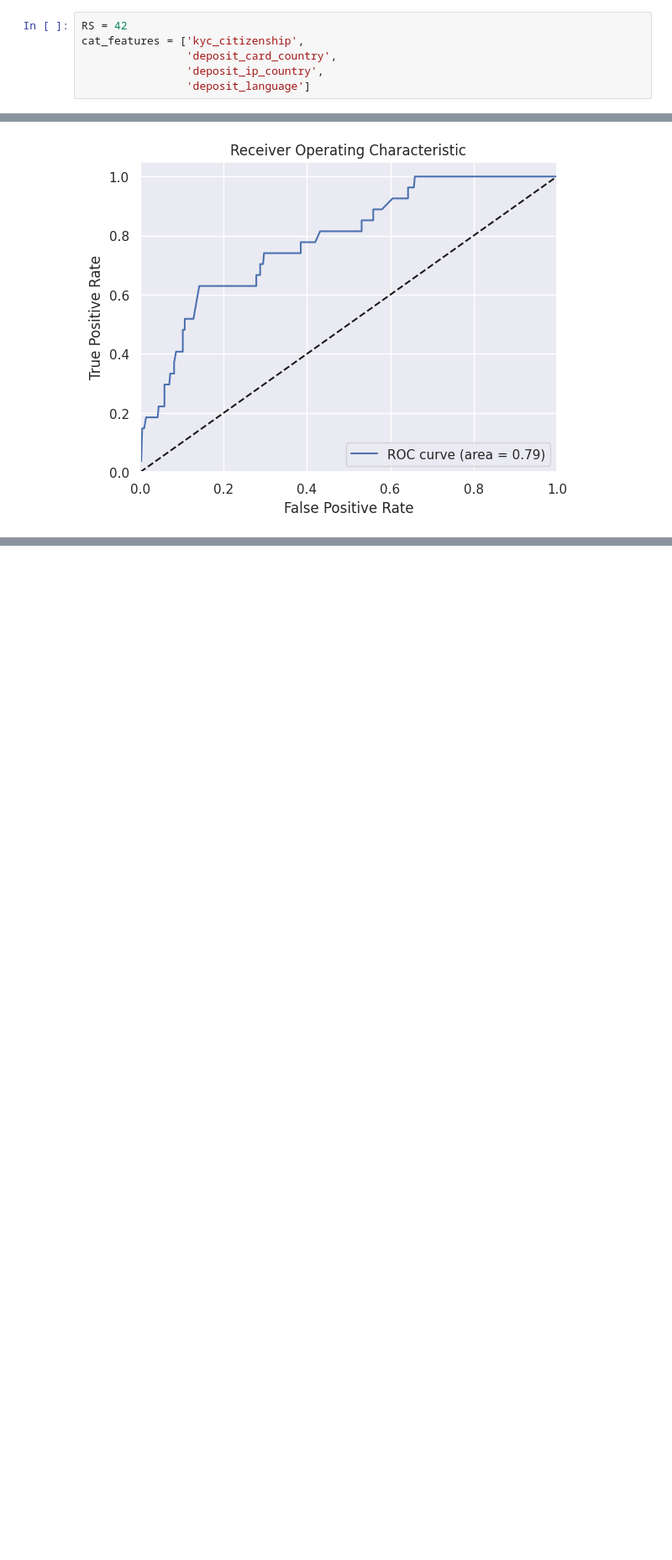
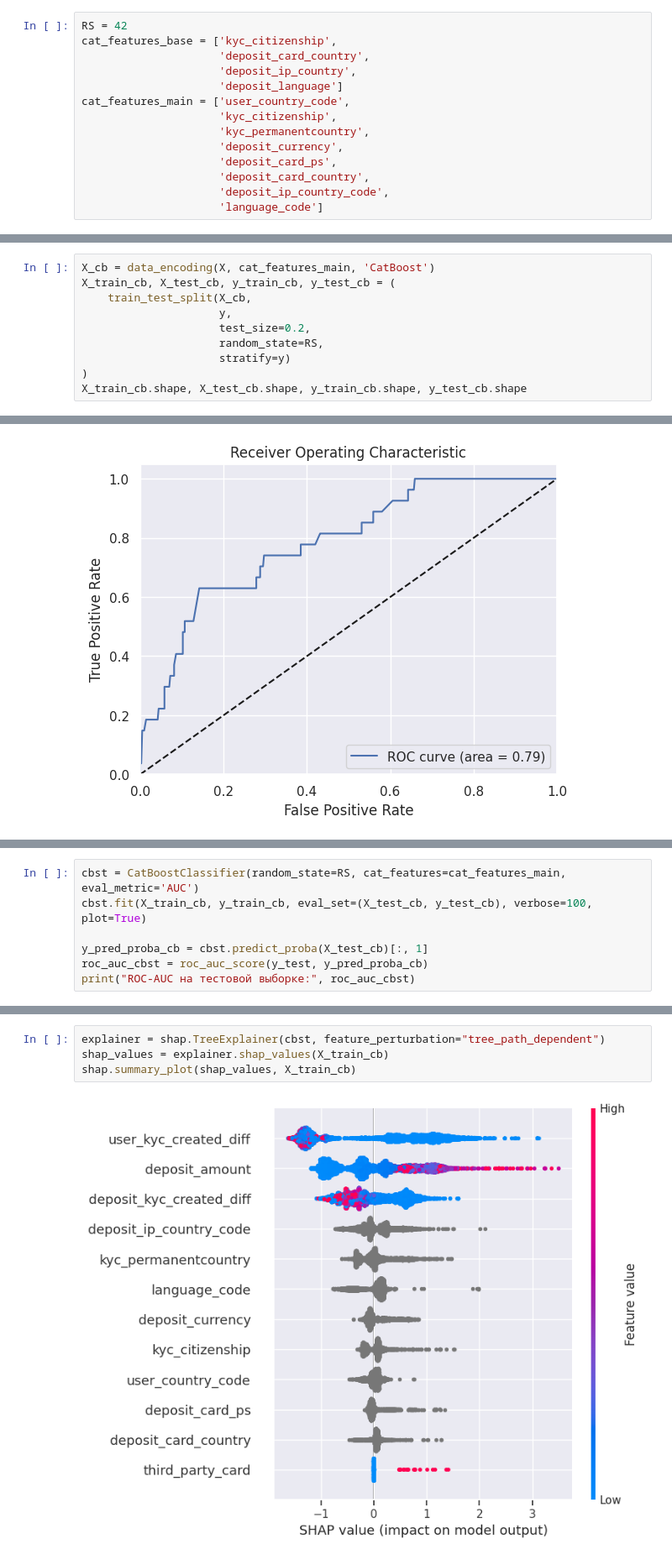
Before and after one commit to denis-42ds/detection_of_deposit_fraudscore, a Jupyter notebook: detection_of_deposit_fraudscore.ipynb, the cells around one changed output, grey strips where cells are left out. Shown at 84% size. Cells and saved outputs as stored; diff of their text form; blank space fills up the shorter version.

```diff
--- a/detection_of_deposit_fraudscore.ipynb
+++ b/detection_of_deposit_fraudscore.ipynb
@@ -176,7 +334,15 @@ df_full.sample(5)
 Фиксация констант
 # %%
 RS = 42
-cat_features = ['kyc_citizenship',
-                'deposit_card_country',
-                'deposit_ip_country',
-                'deposit_language']
+cat_features_base = ['kyc_citizenship',
+                     'deposit_card_country',
+                     'deposit_ip_country',
+                     'deposit_language']
+cat_features_main = ['user_country_code',
+                     'kyc_citizenship',
+                     'kyc_permanentcountry',
+                     'deposit_currency',
+                     'deposit_card_ps',
+                     'deposit_card_country',
+                     'deposit_ip_country_code',
+                     'language_code']
@@ -242,0 +438,10 @@ X_base_train.shape, X_base_test.shape, y_base_train.shape, y_base_test.shape
+# %%
+X_cb = data_encoding(X, cat_features_main, 'CatBoost')
+X_train_cb, X_test_cb, y_train_cb, y_test_cb = (
+    train_test_split(X_cb,
+                     y,
+                     test_size=0.2,
+                     random_state=RS,
+                     stratify=y)
+)
+X_train_cb.shape, X_test_cb.shape, y_train_cb.shape, y_test_cb.shape
@@ -269,0 +517,7 @@ ROC-AUC на тестовой выборке: 0.79
+# %%
+cbst = CatBoostClassifier(random_state=RS, cat_features=cat_features_main, eval_metric='AUC')
+cbst.fit(X_train_cb, y_train_cb, eval_set=(X_test_cb, y_test_cb), verbose=100, plot=True)
+
+y_pred_proba_cb = cbst.predict_proba(X_test_cb)[:, 1]
+roc_auc_cbst = roc_auc_score(y_test, y_pred_proba_cb)
+print("ROC-AUC на тестовой выборке:", roc_auc_cbst)
@@ -269,0 +546,6 @@ ROC-AUC на тестовой выборке: 0.79
+# %%
+explainer = shap.TreeExplainer(cbst, feature_perturbation="tree_path_dependent")
+shap_values = explainer.shap_values(X_train_cb)
+shap.summary_plot(shap_values, X_train_cb)
+# %% [output]
+[figure, added]
```
Also changed, not shown: parts of 49 cells of this notebook, 8 other files.
